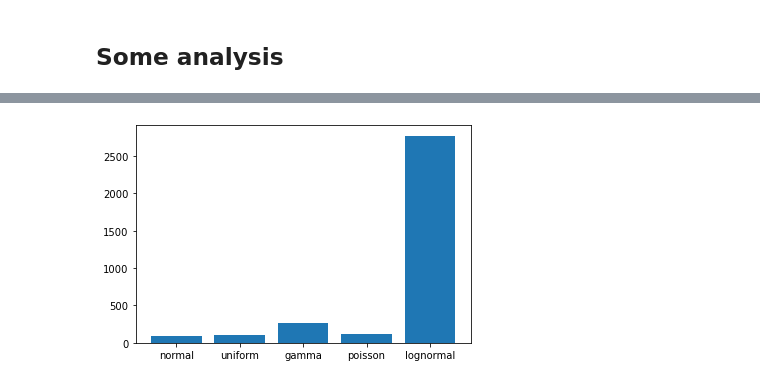
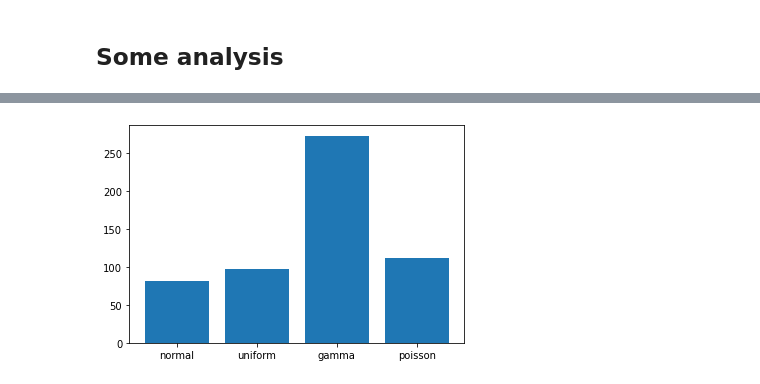
Before and after one commit to Khaliladib11/GridGame, a Jupyter notebook: Grid Game.ipynb, the cells around one changed output, grey strips where cells are left out. Cells and saved outputs as stored; diff of their text form; code cells hidden in the pictures.

Commit message:
Add final touches on the notebook, and re-run all the cells with fixed seeds

```diff
--- a/Grid Game.ipynb
+++ b/Grid Game.ipynb
@@ -17,12 +17,15 @@ from priorityQueue import PQ
 class GridGame(ABC):
 
     # constructor method to iniialize the game with the height and width an the max number a cell can take, finally create an empty array
-    def __init__(self, height=5, width=5, n=9):
+    def __init__(self, height=5, width=5, n=9, grid=None):
 
         self.__height = height
         self.__width = width
         self.__n = n
-        self.__grid = []
+        if grid is not None:
+             self.__grid = grid
+        else:
+            self.__grid = []
 
 
     @property
@@ -60,13 +63,14 @@ class GridGame(ABC):
 
     # This method is responsible for build the game, essentially filling the grid with numbers
     def buildTheGame(self, distribution="normal"):
-
+        # fix the seeds
+        np.random.seed(702)
         #check the distribution and act according to it
         if distribution == "lognormal":
             self.grid = np.random.lognormal(self.n/2, self.n/4, (self.height, self.width))
 
         elif distribution == 'uniform':
-            self.grid = np.random.uniform(0, 9, (self.height, self.width))
+            self.grid = np.random.uniform(0, self.n, (self.height, self.width))
 
         elif distribution == 'gamma':
             self.grid = np.random.gamma(self.n/2, self.n/4, (self.height, self.width))
@@ -633,0 +620,16 @@ dijkstra algorithms  cost: 21
+# %%
+gridSize = [20, 30, 40, 50, 60, 70, 80]
+for i in gridSize:
+    print(f"Grid Game with {i}x{i}")
+    gridGame = numberInCellMode(i, i)
+    grid = gridGame.buildTheGame()
+    #gridGame.visualizeTheGrid(grid)
+    naive_path = gridGame.findPath(grid, path= [[0,0]])
+    cost, newGrid = gridGame.computePath(grid, naive_path)
+    print(f"Naive approach cost: {cost}")
+    #gridGame.visualizeTheGrid(newGrid)
+    path = gridGame.dijkstra(grid)
+    cost, newGrid = gridGame.computePath(grid, path)
+    print(f"dijkstra algorithms cost: {cost}")
+    #gridGame.visualizeTheGrid(newGrid)
+    print('===============================================')
@@ -633,0 +656,15 @@ dijkstra algorithms  cost: 21
+# %%
+gridGame = numberInCellMode(10, 10)
+grid = gridGame.buildTheGame()
+gridGame.visualizeTheGrid(grid)
+
+# Mode A
+path = gridGame.dijkstra(grid)
+cost, newGrid = gridGame.computePath(grid, path)
+print(f"dijkstra algorithms cost using Mode A: {cost}")
+
+# Mode B
+gridGame = AbsoluteValueMode(10, 10, grid=grid)
+path = gridGame.dijkstra(grid)
+cost, newGrid = gridGame.computePath(grid, path)
+print(f"dijkstra algorithms cost using Mode B: {cost}")
@@ -765,4 +852,4 @@ analyze_the_size(mode="A", distribution='gamma')
 # %%
-distribution_hist(mode="A", size=20, distribution=['normal', 'uniform', 'gamma', 'poisson', 'lognormal'])
+distribution_hist(mode="A", size=20, distribution=['normal', 'uniform', 'gamma', 'poisson'])
 # %% [output]
-[figure, old version]
+[figure, new version]
```
Also changed, not shown: parts of 24 cells of this notebook, 1 other file.
